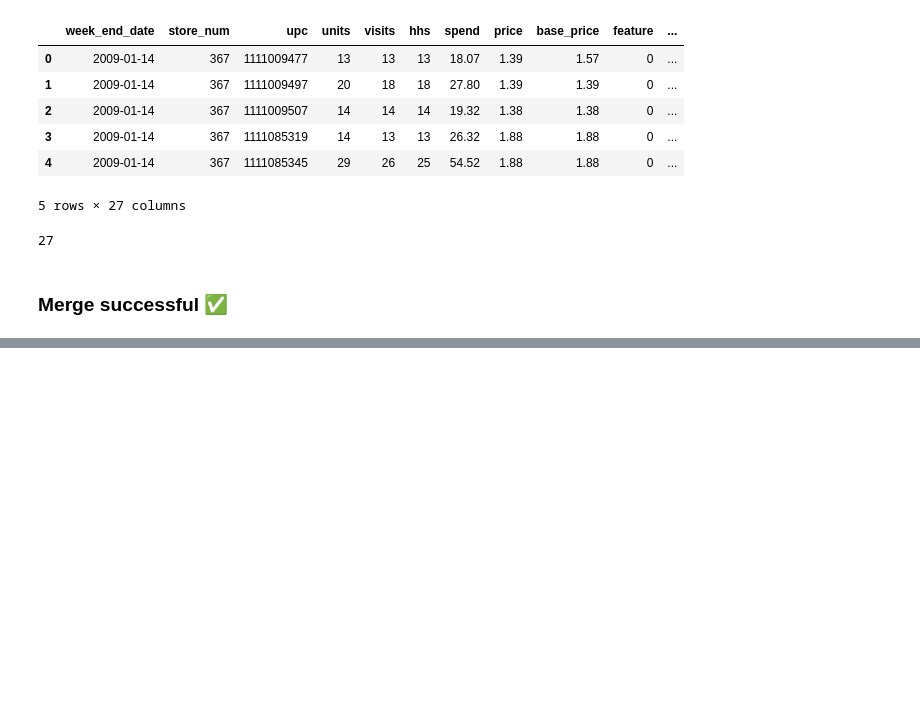
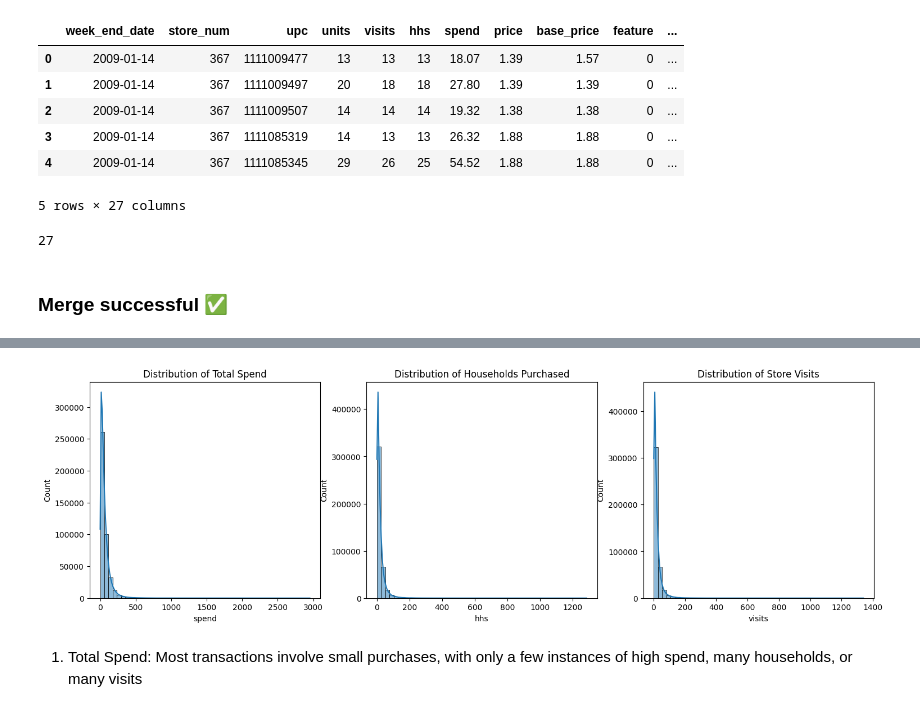
Before and after one commit to burnett013/ISM6137_GRP_Project, a Jupyter notebook: project_grp16_v3.ipynb, the cells around one changed output, grey strips where cells are left out. Cells and saved outputs as stored; diff of their text form; code cells hidden in the pictures; blank space fills up the shorter version.

```diff
--- a/project_grp16_v3.ipynb
+++ b/project_grp16_v3.ipynb
@@ -256,0 +430,17 @@ num_columns
+# %%
+# Histograms of target variables
+fig, axes = plt.subplots(1, 3, figsize=(18, 5))
+sns.histplot(df_final['spend'], bins=50, kde=True, ax=axes[0])
+axes[0].set_title("Distribution of Total Spend")
+
+sns.histplot(df_final['hhs'], bins=50, kde=True, ax=axes[1])
+axes[1].set_title("Distribution of Households Purchased")
+
+sns.histplot(df_final['visits'], bins=50, kde=True, ax=axes[2])
+axes[2].set_title("Distribution of Store Visits")
+
+plt.show()
+# %% [output]
+[figure, added]
+# %% [markdown]
+1. Total Spend: Most transactions involve small purchases, with only a few instances of high spend, many households, or many visits
```
Also changed, not shown: parts of 26 cells of this notebook.
